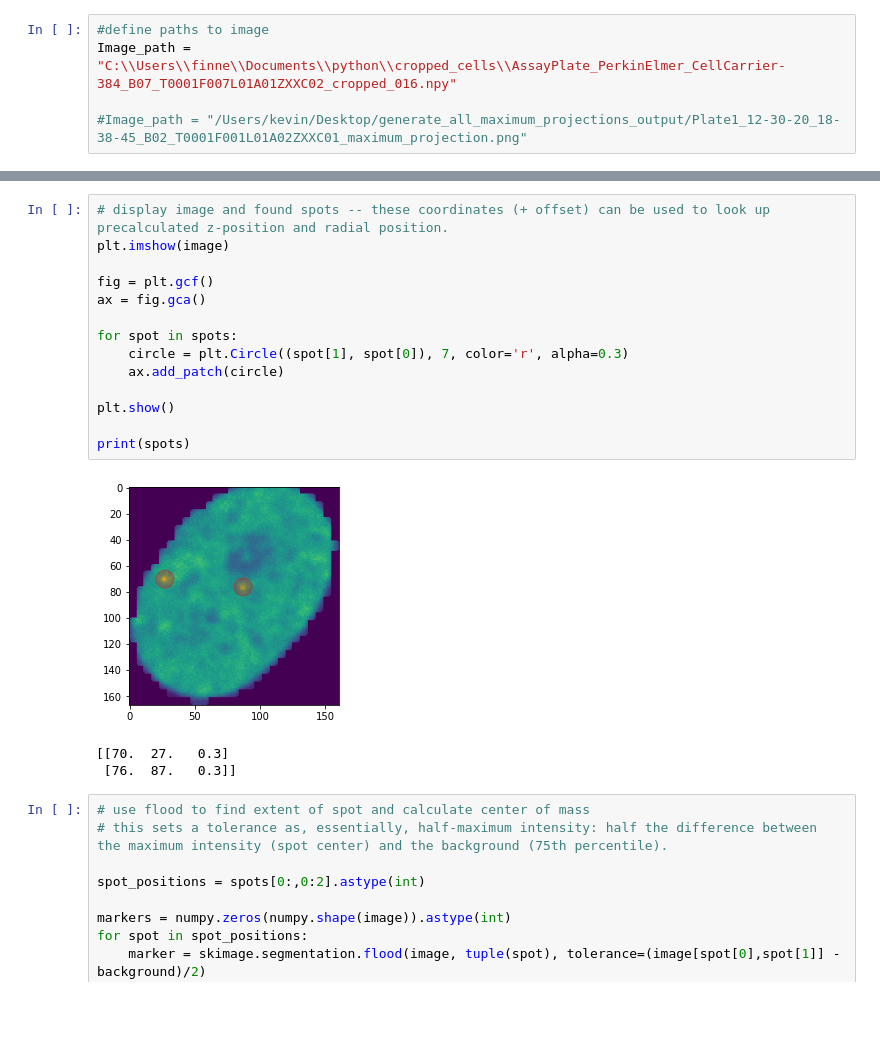
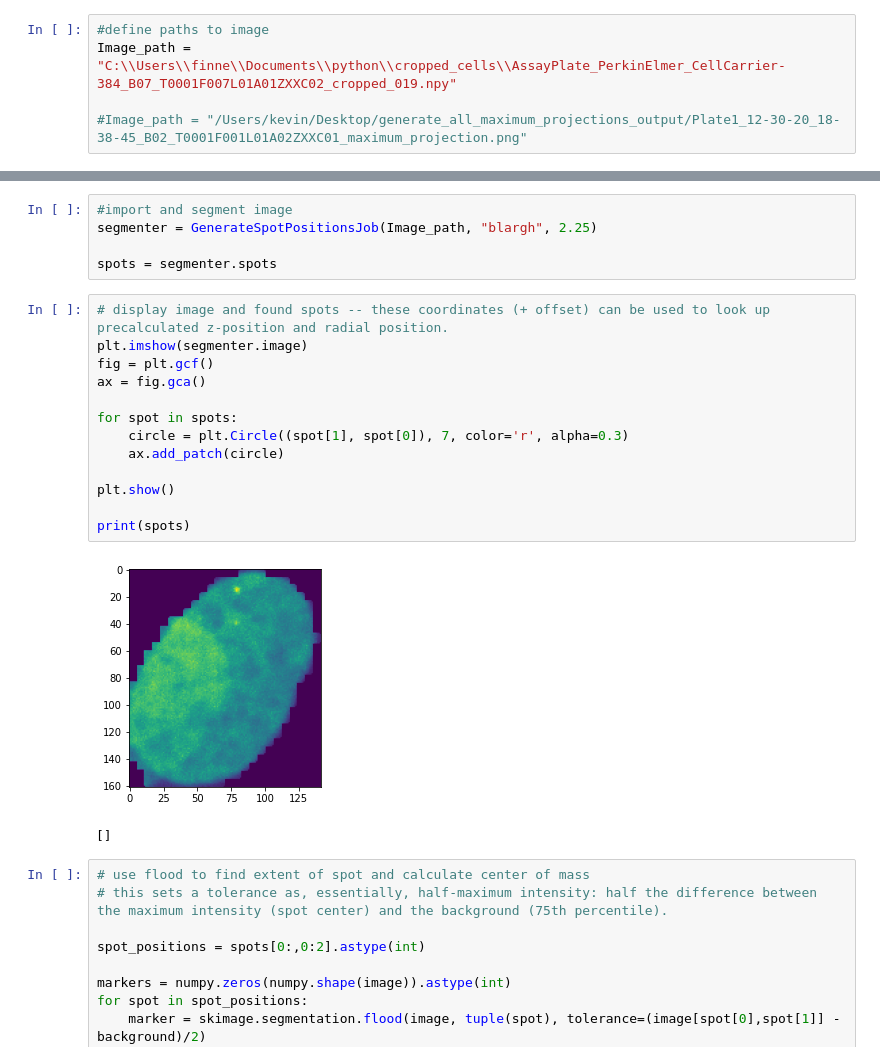
Before and after one commit to elfinn/cell-and-spot-segmentation, a Jupyter notebook: test_spot_segmentation_results.ipynb, the cells around one changed output, grey strips where cells are left out. Cells and saved outputs as stored; diff of their text form; blank space fills up the shorter version.

Commit message:
Spot positions are calculated

```diff
--- a/test_spot_segmentation_results.ipynb
+++ b/test_spot_segmentation_results.ipynb
@@ -12,6 +13,6 @@ import matplotlib.pyplot as plt
 import scipy.ndimage
 # %%
 #define paths to image
-Image_path = "C:\\Users\\finne\\Documents\\python\\cropped_cells\\AssayPlate_PerkinElmer_CellCarrier-384_B07_T0001F007L01A01ZXXC02_cropped_016.npy"
+Image_path = "C:\\Users\\finne\\Documents\\python\\cropped_cells\\AssayPlate_PerkinElmer_CellCarrier-384_B07_T0001F007L01A01ZXXC02_cropped_019.npy"
 
 #Image_path = "/Users/kevin/Desktop/generate_all_maximum_projections_output/Plate1_12-30-20_18-38-45_B02_T0001F001L01A02ZXXC01_maximum_projection.png"
@@ -38,21 +19,24 @@ Background is: 0.518822, threshold is 1.167350, max pixel is 0.930459
+# %%
+#import and segment image
+segmenter = GenerateSpotPositionsJob(Image_path, "blargh", 2.25)
+
+spots = segmenter.spots
 # %%
 # display image and found spots -- these coordinates (+ offset) can be used to look up precalculated z-position and radial position.
-plt.imshow(image)
-
+plt.imshow(segmenter.image)
 fig = plt.gcf()
 ax = fig.gca()
 
 for spot in spots:
     circle = plt.Circle((spot[1], spot[0]), 7, color='r', alpha=0.3)
     ax.add_patch(circle)
 
 plt.show()
 
 print(spots)
 # %% [output]
-[figure, old version]
+[figure, new version]
-[[70.  27.   0.3]
- [76.  87.   0.3]]
+[]
 # %%
 # use flood to find extent of spot and calculate center of mass
 # this sets a tolerance as, essentially, half-maximum intensity: half the difference between the maximum intensity (spot center) and the background (75th percentile).
```
Also changed, not shown: parts of 2 cells of this notebook, 2 other files.
